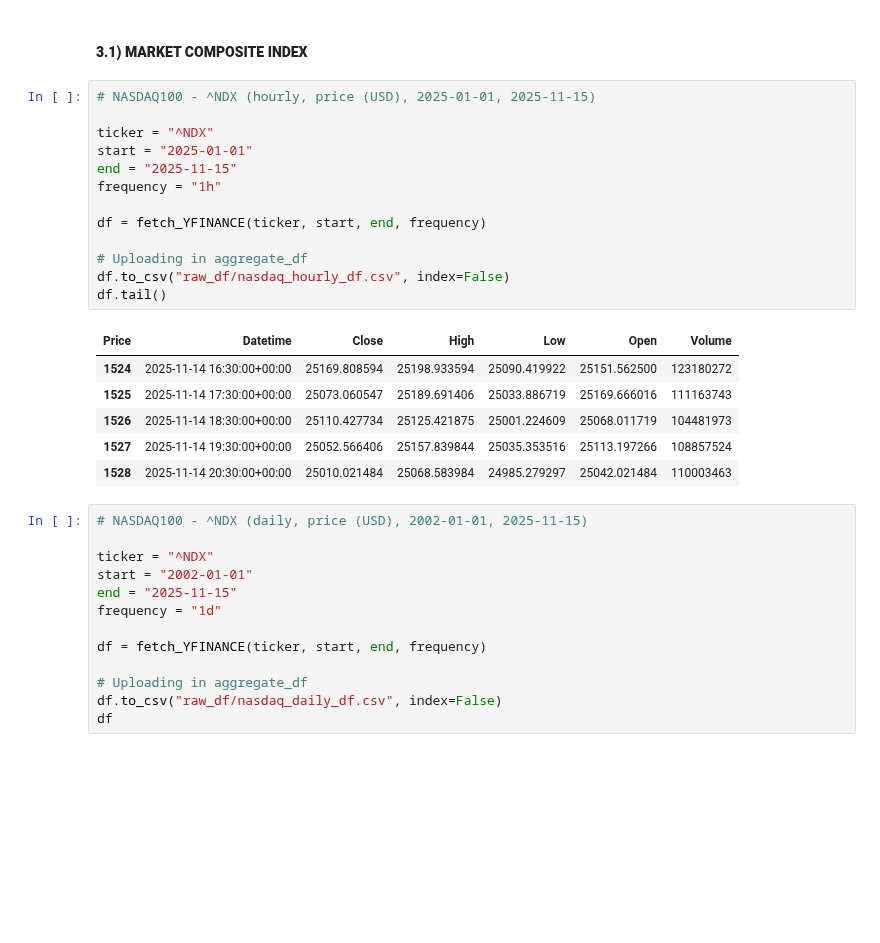
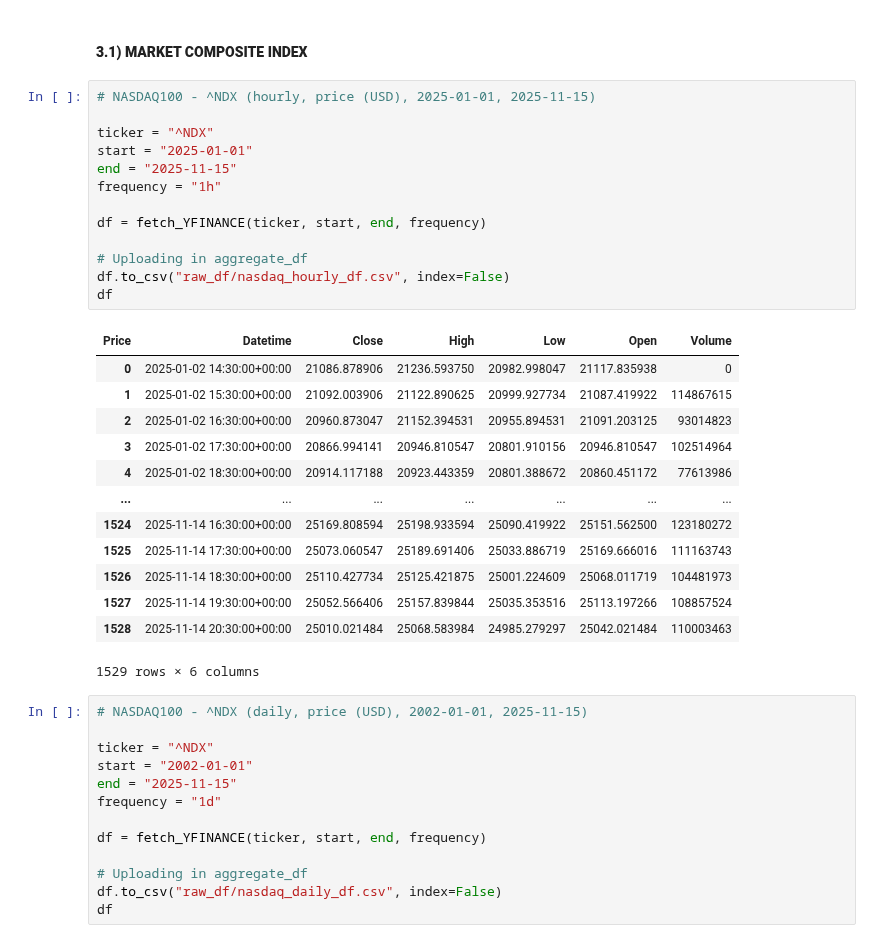
Before and after one commit to EliaLand/Martingale_FVM_AssetPricing, a Jupyter notebook: data_extraction/main.ipynb, the cells around one changed output. Cells and saved outputs as stored; diff of their text form; blank space fills up the shorter version.

```diff
--- a/data_extraction/main.ipynb
+++ b/data_extraction/main.ipynb
@@ -23,23 +23,30 @@ from FRED_module import fetch_FRED
 # %%
 # NASDAQ100 - ^NDX (hourly, price (USD), 2025-01-01, 2025-11-15)
 
 ticker = "^NDX"
 start = "2025-01-01"
 end = "2025-11-15"
 frequency = "1h"
 
 df = fetch_YFINANCE(ticker, start, end, frequency)
 
 # Uploading in aggregate_df
 df.to_csv("raw_df/nasdaq_hourly_df.csv", index=False)
-df.tail()
+df
 # %% [output]
 | Price | Datetime | Close | High | Low | Open | Volume |
+| 0 | 2025-01-02 14:30:00+00:00 | 21086.878906 | 21236.593750 | 20982.998047 | 21117.835938 | 0 |
+| 1 | 2025-01-02 15:30:00+00:00 | 21092.003906 | 21122.890625 | 20999.927734 | 21087.419922 | 114867615 |
+| 2 | 2025-01-02 16:30:00+00:00 | 20960.873047 | 21152.394531 | 20955.894531 | 21091.203125 | 93014823 |
+| 3 | 2025-01-02 17:30:00+00:00 | 20866.994141 | 20946.810547 | 20801.910156 | 20946.810547 | 102514964 |
+| 4 | 2025-01-02 18:30:00+00:00 | 20914.117188 | 20923.443359 | 20801.388672 | 20860.451172 | 77613986 |
+| ... | ... | ... | ... | ... | ... | ... |
 | 1524 | 2025-11-14 16:30:00+00:00 | 25169.808594 | 25198.933594 | 25090.419922 | 25151.562500 | 123180272 |
 | 1525 | 2025-11-14 17:30:00+00:00 | 25073.060547 | 25189.691406 | 25033.886719 | 25169.666016 | 111163743 |
 | 1526 | 2025-11-14 18:30:00+00:00 | 25110.427734 | 25125.421875 | 25001.224609 | 25068.011719 | 104481973 |
 | 1527 | 2025-11-14 19:30:00+00:00 | 25052.566406 | 25157.839844 | 25035.353516 | 25113.197266 | 108857524 |
 | 1528 | 2025-11-14 20:30:00+00:00 | 25010.021484 | 25068.583984 | 24985.279297 | 25042.021484 | 110003463 |
+1529 rows × 6 columns
 # %%
 # NASDAQ100 - ^NDX (daily, price (USD), 2002-01-01, 2025-11-15)
 
```
Also changed, not shown: parts of 5 cells of this notebook, 10 other files.
